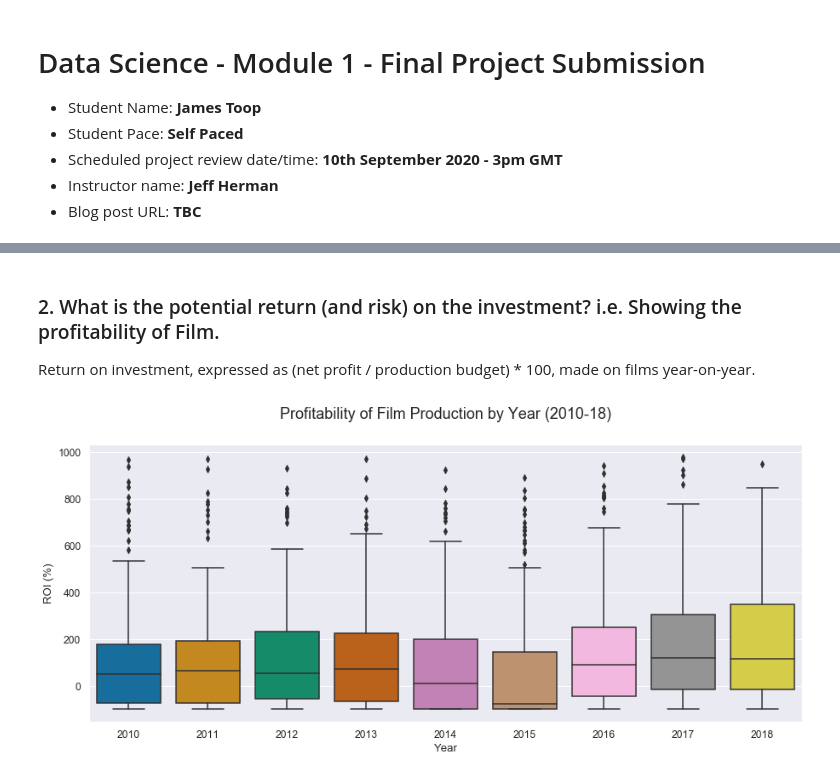
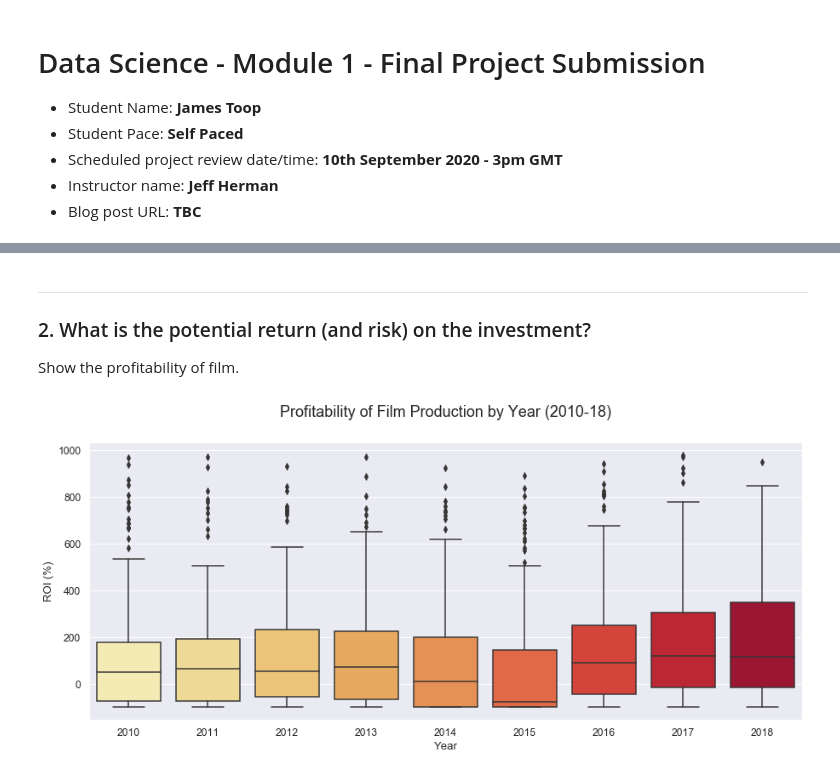
Before and after one commit to toopster/dsc-mod-1-project-v2-1-online-ds-sp-000, a Jupyter notebook: exploration.ipynb, the cells around one changed output, grey strips where cells are left out. Cells and saved outputs as stored; diff of their text form; code cells hidden in the pictures.

```diff
--- a/exploration.ipynb
+++ b/exploration.ipynb
@@ -69,10 +71,10 @@ df_bom = df_bom.sort_values('year').drop_duplicates(subset=['title', 'studio'])
 
 # Creating our first plot looking at Gross Income from Film year-on-year
 sns.set(font_scale=1.1)
-sns.set_palette(sns.color_palette('colorblind'))
+sns.set_palette(sns.color_palette('YlOrRd'))
 
 existing_yvalues = [0,0.5e10,1e10,1.5e10,2e10,2.5e10,3e10,3.5e10,4e10]
-readable_yvalues = ['$0','$0.5B','$1B','$1.5B','$2B','$2.5B','$3B','$3.5B','$4B']
+readable_yvalues = ['$0','$5B','$10B','$15B','$20B','$25B','$30B','$35B','$40B']
 chart_data = df_bom[['year','domestic_gross','foreign_gross']].set_index('year').groupby('year').sum()
 chart_data.plot(kind='bar', stacked=True, figsize=(15,6), width=0.8)
 plt.ylim(0,4e10)
@@ -88,8 +90,10 @@ plt.show()
 # %% [markdown]
+---
+
 <a name="q2"></a>
-### 2. What is the potential return (and risk) on the investment? i.e. Showing the profitability of Film.
+### 2. What is the potential return (and risk) on the investment?
 
-Return on investment, expressed as (net profit / production budget) * 100, made on films year-on-year.
+Show the profitability of film.
 # %%
 # Import TheNumbers - Movie Budgets dataset
 
@@ -108,34 +112,35 @@ df_tn_budgets['worldwide_gross'] = df_tn_budgets['worldwide_gross'].str.replace(
 df_tn_budgets['worldwide_gross'] = df_tn_budgets['worldwide_gross'].str.replace(',', '')
 df_tn_budgets['worldwide_gross'] = df_tn_budgets['worldwide_gross'].astype(int)
 
 
 # Add additional columns to the DataFrame for Release Year and Profit Margin
 
 df_tn_budgets.insert(2, 'release_year', df_tn_budgets['release_date'].str[-4:].astype(int))
 df_tn_budgets.insert(7, 'profit', (df_tn_budgets['worldwide_gross'] - df_tn_budgets['production_budget']))
 df_tn_budgets.insert(8, 'roi', ((df_tn_budgets['profit'] / df_tn_budgets['production_budget'])*100).astype(float))
 
 
 # Filter the dataframes to only show data between 2010 and 2018, remove outliers and sort by release year
 
 df_tn_budgets = df_tn_budgets[(df_tn_budgets['release_year'] >=2010) & (df_tn_budgets['release_year'] <=2018)]
-df_tn_budgets = df_tn_budgets[(df_tn_budgets['roi'] <= 1000) & (df_tn_budgets['roi'] >= -100)].sort_values('release_year')
+df_tn_budgets = df_tn_budgets[(df_tn_budgets['roi'] <= 1000) &
+                              (df_tn_budgets['roi'] >= -100)].sort_values('release_year')
 
 
 # Creating a boxplot to show profitability of the film industry since 2010
 
 plt.figure(figsize=(15,6))
 plt.title('Profitability of Film Production by Year (2010-18)', fontsize=18, pad=30)
 sns.boxplot(
+    x=df_tn_budgets['release_year'],
     y=df_tn_budgets['roi'],
-    x=df_tn_budgets['release_year'],
     data=df_tn_budgets,
     width=0.8,
-    palette='colorblind').set(
+    palette='YlOrRd').set(
     xlabel='Year',
     ylabel='ROI (%)'
 )
 
 plt.show()
 # %% [output]
-[figure, old version]
+[figure, new version]
```
Also changed, not shown: parts of 5 cells of this notebook.
